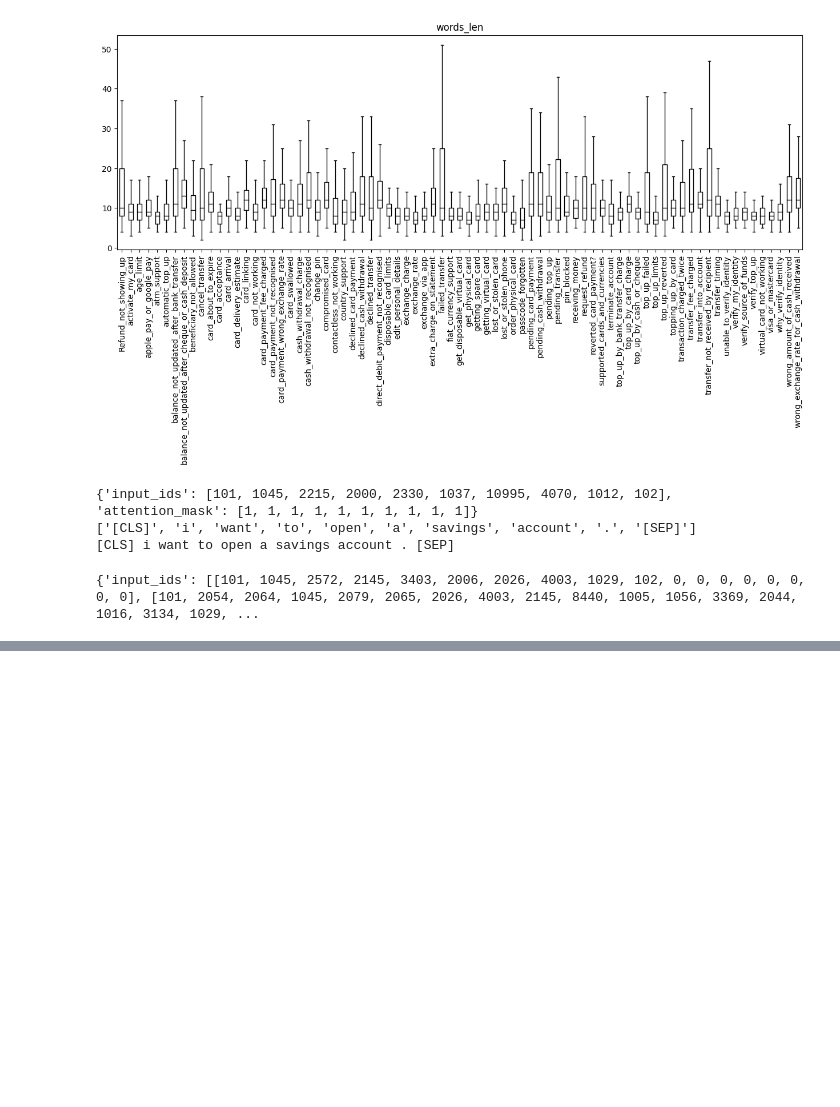
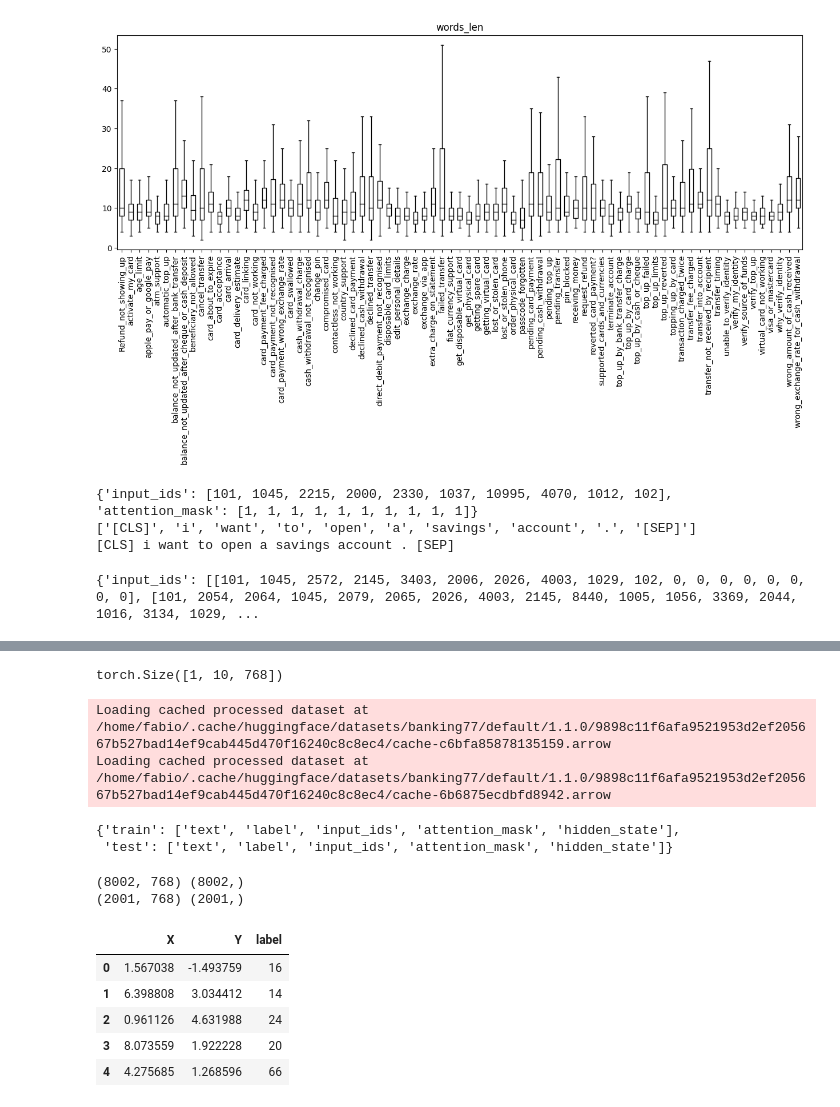
Before and after one commit to fabiogomez11c/llm_banking, a Jupyter notebook: notebook.ipynb, the cells around one changed output, grey strips where cells are left out. Cells and saved outputs as stored; diff of their text form; code cells hidden in the pictures; blank space fills up the shorter version.

```diff
--- a/notebook.ipynb
+++ b/notebook.ipynb
@@ -90,0 +98,3 @@ Loading cached processed dataset at /home/fabio/.cache/huggingface/datasets/bank
+# %%
+device = torch.device('cuda' if torch.cuda.is_available() else 'cpu')
+model = AutoModel.from_pretrained(model_ckpt).to(device)
@@ -90,0 +128,4 @@ Loading cached processed dataset at /home/fabio/.cache/huggingface/datasets/bank
+# %%
+outputs.last_hidden_state.size()
+# %% [output]
+torch.Size([1, 10, 768])
@@ -90,0 +134,35 @@ Loading cached processed dataset at /home/fabio/.cache/huggingface/datasets/bank
+# %%
+encoded_hidden = encoded_banking.map(extract_hidden_states, batched=True, fn_kwargs={'model': model, 'tokenizer': tokenizer, 'device': device})
+# %% [output]
+Loading cached processed dataset at /home/fabio/.cache/huggingface/datasets/banking77/default/1.1.0/9898c11f6afa9521953d2ef205667b527bad14ef9cab445d470f16240c8c8ec4/cache-c6bfa85878135159.arrow
+Loading cached processed dataset at /home/fabio/.cache/huggingface/datasets/banking77/default/1.1.0/9898c11f6afa9521953d2ef205667b527bad14ef9cab445d470f16240c8c8ec4/cache-6b6875ecdbfd8942.arrow
+# %%
+encoded_hidden.column_names
+# %% [output]
+{'train': ['text', 'label', 'input_ids', 'attention_mask', 'hidden_state'],
+ 'test': ['text', 'label', 'input_ids', 'attention_mask', 'hidden_state']}
+# %%
+x_train = np.array(encoded_hidden['train']['hidden_state'])
+y_train = np.array(encoded_hidden['train']['label'])
+
+x_train, x_valid, y_train, y_valid = train_test_split(x_train, y_train, test_size=0.2)
+
+print(x_train.shape, y_train.shape)
+print(x_valid.shape, y_valid.shape)
+# %% [output]
+(8002, 768) (8002,)
+(2001, 768) (2001,)
+# %%
+x_scaled = MinMaxScaler().fit_transform(x_train)
+mapper = UMAP(n_components=2, metric='cosine').fit(x_scaled)
+
+df_emb = pd.DataFrame(mapper.embedding_, columns=['X', 'Y'])
+df_emb['label'] = y_train
+df_emb.head()
+# %% [output]
+|  | X | Y | label |
+| 0 | 1.567038 | -1.493759 | 16 |
+| 1 | 6.398808 | 3.034412 | 14 |
+| 2 | 0.961126 | 4.631988 | 24 |
+| 3 | 8.073559 | 1.922228 | 20 |
+| 4 | 4.275685 | 1.268596 | 66 |
```
Also changed, not shown: parts of 9 cells of this notebook.
